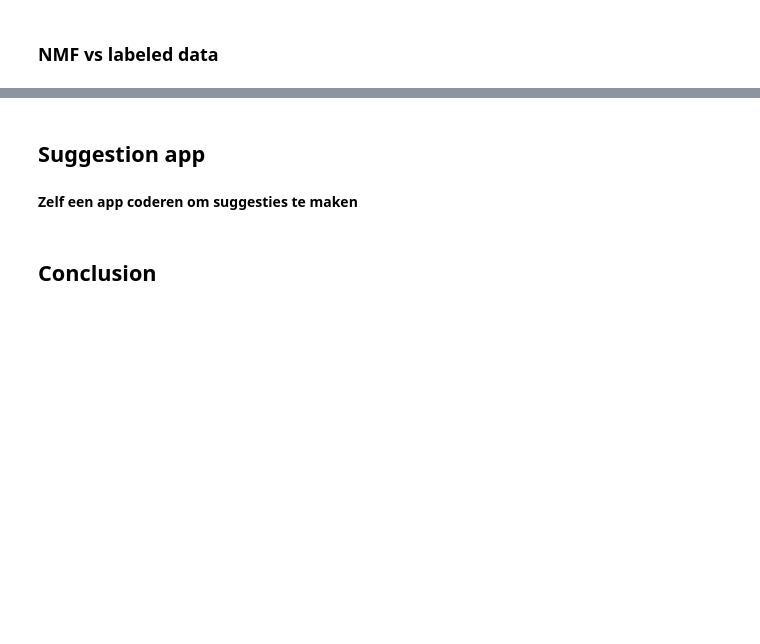
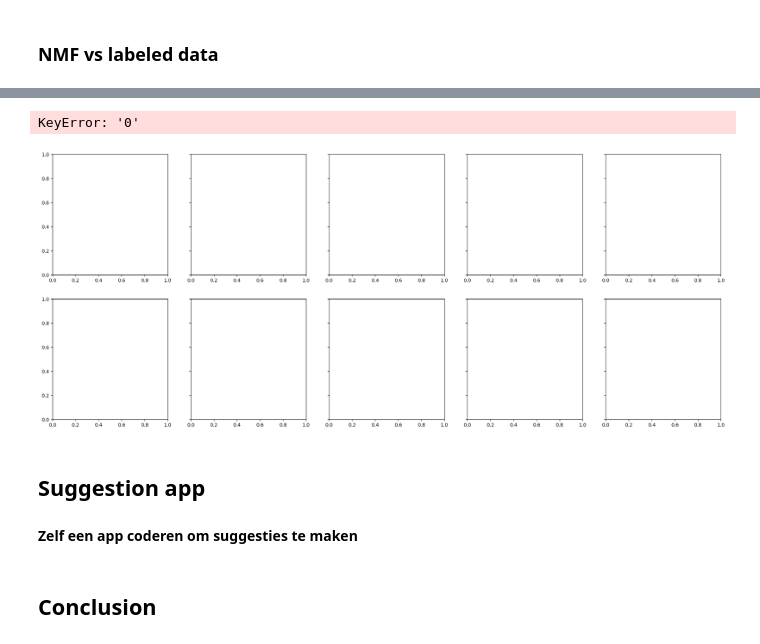
Before and after one commit to casperpriem05/ML, a Jupyter notebook: Opdracht_3/ML3_muziek_genres.ipynb, the cells around one changed output, grey strips where cells are left out. Drawn from its saved outputs; the diff is of its cells as text; code cells hidden in the pictures; blank space fills up the shorter version.

```diff
--- a/Opdracht_3/ML3_muziek_genres.ipynb
+++ b/Opdracht_3/ML3_muziek_genres.ipynb
@@ -1798,0 +1850,4 @@ display(features_positive_df.head())
+# %%
+# After scaling, you can merge them back with the file_name_genre
+audio_features_labeled_normalised = pd.DataFrame(features_positive_df_labeled, columns=features_labeled.columns)
+audio_features_labeled_normalised = pd.concat([labels_labeled, audio_features_labeled_normalised], axis=1)
@@ -1815,16 +1879,16 @@ plt.show()
 # %% [markdown]
 Based on the plot, we need three NMF components, which should also match the number of clusters in the unlabeled dataset.
 # %%
-# Initialize NMF
-n_components = 3  # Replace with desired number of components
+# Initialize NMF for the unlabeled data
+n_components = 3
 nmf = NMF(n_components=n_components, random_state=42)
 
 # Fit and transform the data
-W = nmf.fit_transform(features_positive_df)  # Basis matrix
-H = nmf.components_       # Coefficients matrix
+W_unlabeled = nmf.fit_transform(features_positive_df_unlabeled)
+H_unlabeled = nmf.components_
 # %%
 # Save the reduced features
-nmf_df = pd.DataFrame(W)
+nmf_df= pd.DataFrame(W_unlabeled)
 
 display(nmf_df.head())
 # %% [output]
@@ -1860,0 +1927,15 @@ Name: count, dtype: int64
+# %%
+file_name_and_genre = audio_features_labeled_normalised[['file_name', 'genre']]
+features_labeled_normalised = audio_features_labeled_normalised.drop(['file_name', 'genre'], axis=1)
+
+# Applying NMF to the labeled data with n_components=3 (you can adjust the number of components as needed)
+nmf = NMF(n_components=3, random_state=42)
+nmf_features = nmf.fit_transform(features_labeled_normalised)
+
+# Create a DataFrame with the NMF features
+nmf_df_labeled = pd.DataFrame(nmf_features, columns=['0', '1', '2'])
+
+# Concatenating 'file_name', 'genre', and NMF features
+audio_features_labeled_nmf = pd.concat([file_name_and_genre, nmf_df_labeled], axis=1)
+
+display(audio_features_labeled_nmf.head())
@@ -2011,3 +2142,13 @@ def plot_feature_combinations_nmf(feature_combination, genres, nmf_df, audio_fea
+# %%
+plot_feature_combinations_nmf(
+    ('0', '1'),
+    genres,
+    nmf_df,
+    audio_features_labeled_nmf
+)
+# %% [output]
+KeyError: '0'
+[figure, added]
 # %% [markdown]
 ## Suggestion app
 # %% [markdown]
```
Also changed, not shown: parts of 24 cells of this notebook.
